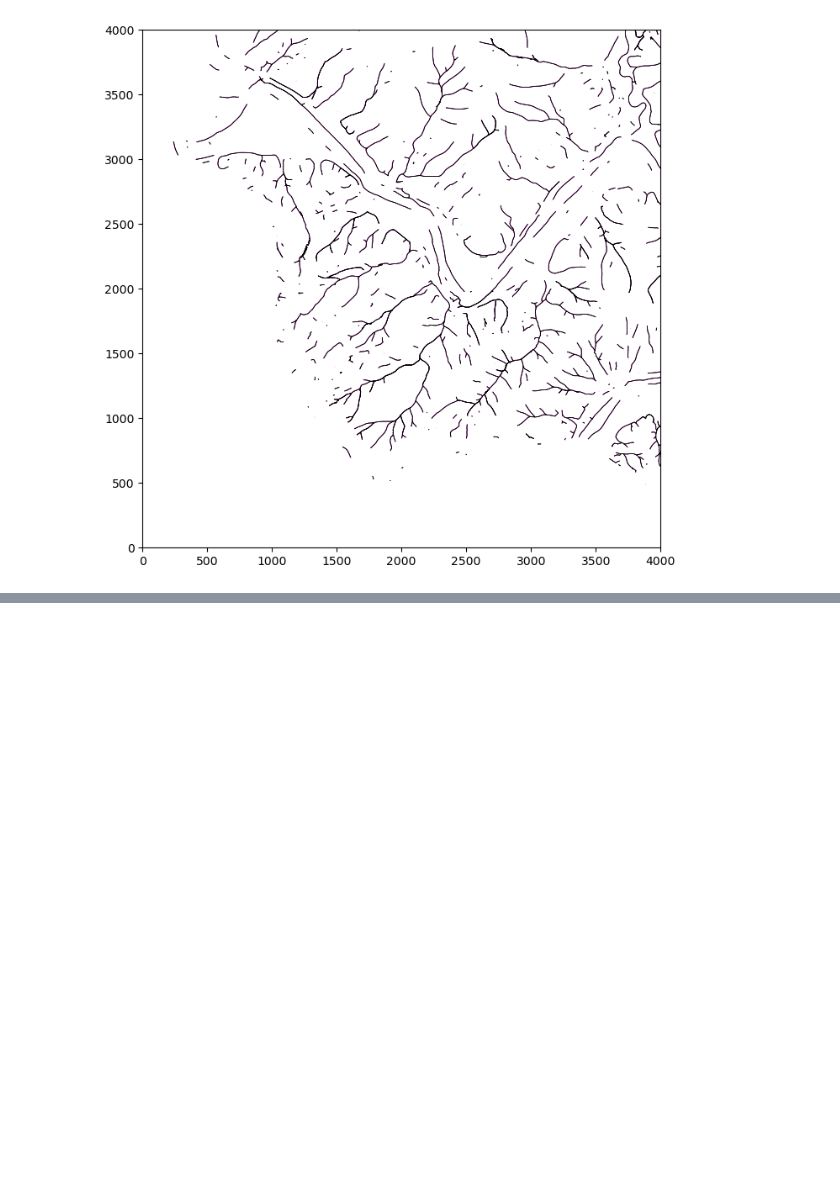
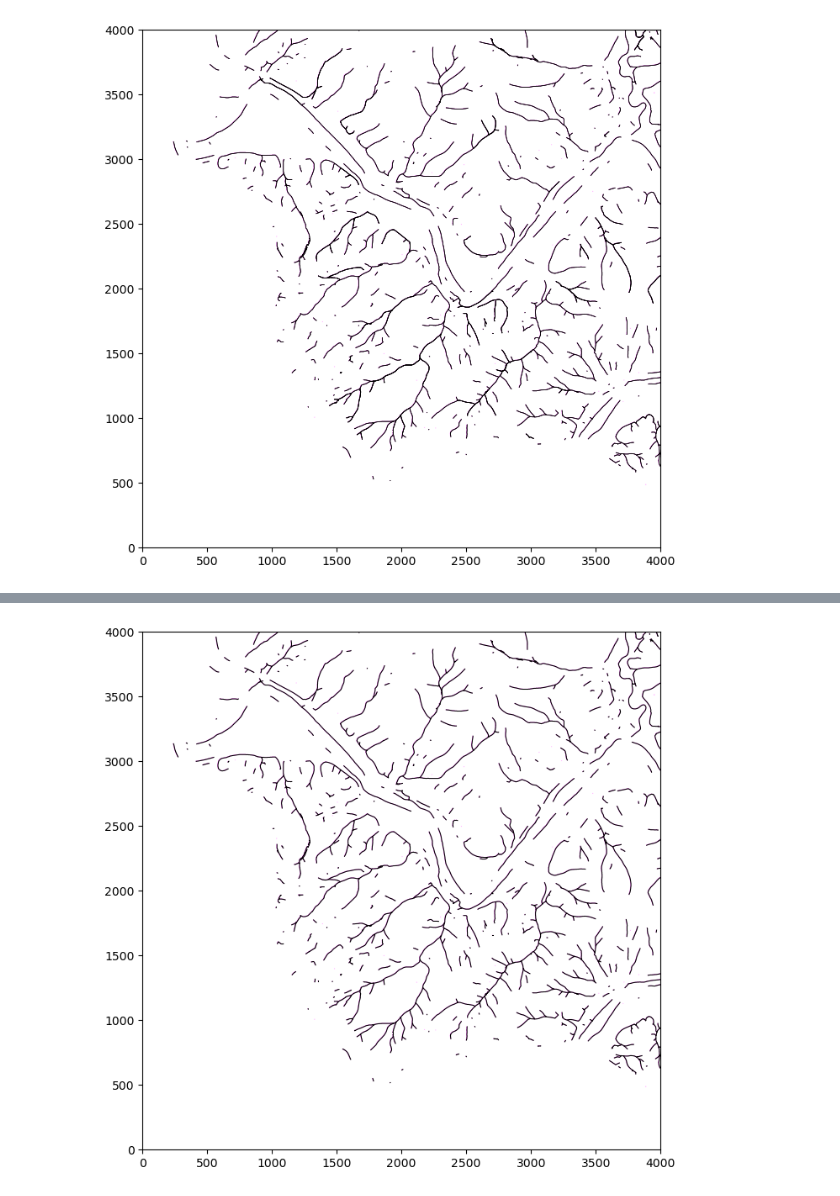
Before and after one commit to dsi-rse/gully-map, a Jupyter notebook: notebooks/quick-graph-analysis.ipynb, the cells around one changed output, grey strips where cells are left out. Drawn from its saved outputs; the diff is of its cells as text; code cells hidden in the pictures; blank space fills up the shorter version.

```diff
--- a/notebooks/quick-graph-analysis.ipynb
+++ b/notebooks/quick-graph-analysis.ipynb
@@ -229,0 +179,6 @@ None
+# %%
+longest_by_midpoint = {}
+for midpoint, matches in matches_by_midpoint.items():
+    longest_by_midpoint[midpoint] = sorted(matches, key=len)[-1]
+# %%
+unique_paths = sorted(set(tuple(match) for match in longest_by_midpoint.values()), key=len, reverse=True)
@@ -229,0 +189,14 @@ None
+# %%
+fig, ax = plt.subplots(figsize=(8, 8))
+
+ax.imshow(darker, vmin=0, vmax=1, cmap=cmap)
+
+for path in unique_paths:
+    ax.plot([j for i, j in path], [i for i, j in path], linewidth=0.75, c="black")
+
+ax.set_xlim(0, 4000)
+ax.set_ylim(0, 4000)
+
+None
+# %% [output]
+[figure, added]
```
Also changed, not shown: parts of 29 cells of this notebook, 1 other file.
